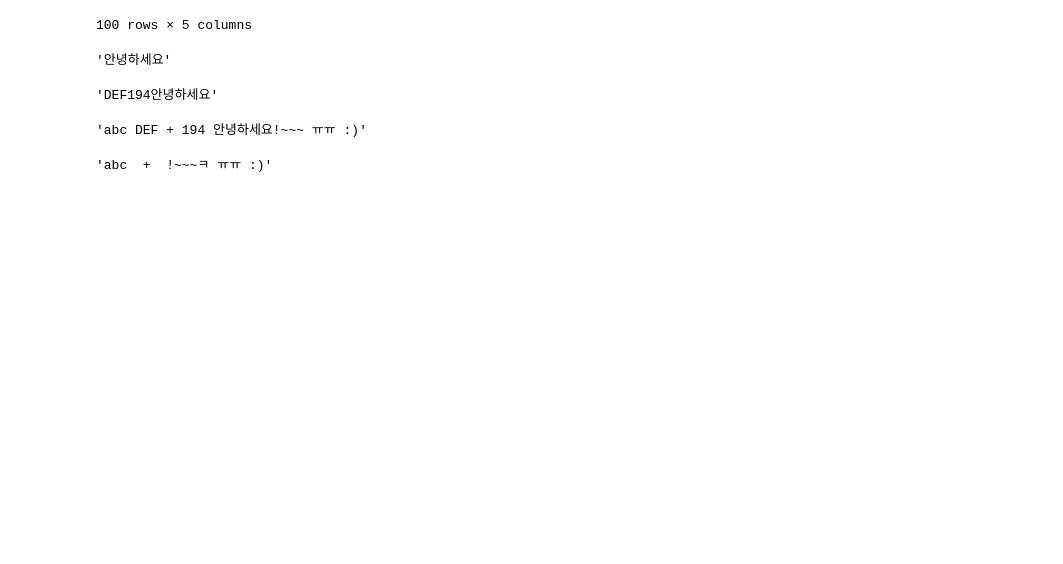
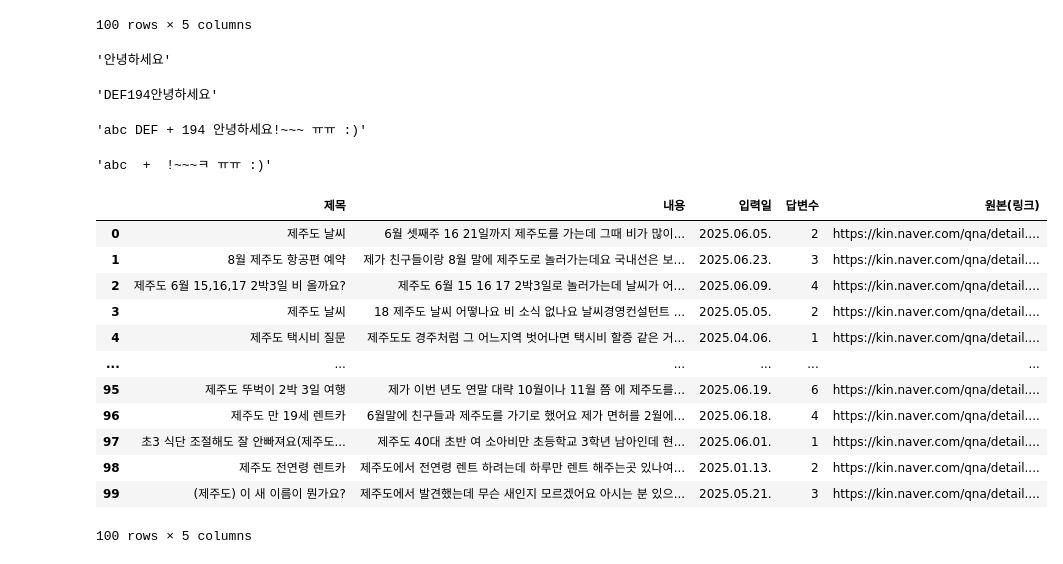
Before and after one commit to raraduck/study-genai-pipeline, a Jupyter notebook: day2/Naver.ipynb, the cells around one changed output. Cells and saved outputs as stored; diff of their text form; code cells hidden in the pictures; blank space fills up the shorter version.

```diff
--- a/day2/Naver.ipynb
+++ b/day2/Naver.ipynb
@@ -127,0 +138,56 @@ res
+# %%
+def url_res2(sch_txt, page=1):
+    url = f'https://kin.naver.com/search/list.naver?query={sch_txt}&page='
+    html = requests.get(url + str(page))
+    soup = bs(html.text)
+    # print(soup)
+
+    ul_soup = soup.find('ul', class_='basic1')
+    li_soup = ul_soup.find_all('li')
+    # li_soup[0]
+
+    df_list = []
+    for item in li_soup:
+        title = item.find('dt').get_text().strip()
+        link = item.find('dt').find('a')['href']
+        dd_soup = item.find_all('dd') # 모든 <dd> 태그 검색
+        indate = dd_soup[0].get_text() # 입력일
+        # field = dd_soup[1].get_text() # 요약
+        field = re_txt(dd_soup[1].get_text())
+        tNum = dd_soup[-1].find('span', class_="hit").get_text().split(' ')[-1] # 답변수
+
+        df_list.append({
+            '제목': title,
+            '내용': field,
+            '입력일': indate,
+            '답변수': tNum,
+            '원본(링크)': link
+        })
+
+    # df = pd.DataFrame(df_list)
+    return df_list
+# %%
+df_lists = []
+sch_txt = input('검색어 입력:')
+
+for num in range(1,11):
+    df_list = url_res2(sch_txt, 10)
+    df_lists += df_list
+
+# df_lists
+df = pd.DataFrame(df_lists)
+df
+# %% [output]
+|  | 제목 | 내용 | 입력일 | 답변수 | 원본(링크) |
+| 0 | 제주도 날씨 | 6월 셋째주 16 21일까지 제주도를 가는데 그때 비가 많이... | 2025.06.05. | 2 | https://kin.naver.com/qna/detail.... |
+| 1 | 8월 제주도 항공편 예약 | 제가 친구들이랑 8월 말에 제주도로 놀러가는데요 국내선은 보... | 2025.06.23. | 3 | https://kin.naver.com/qna/detail.... |
+| 2 | 제주도 6월 15,16,17 2박3일 비 올까요? | 제주도 6월 15 16 17 2박3일로 놀러가는데 날씨가 어... | 2025.06.09. | 4 | https://kin.naver.com/qna/detail.... |
+| 3 | 제주도 날씨 | 18 제주도 날씨 어떻나요 비 소식 없나요 날씨경영컨설턴트 ... | 2025.05.05. | 2 | https://kin.naver.com/qna/detail.... |
+| 4 | 제주도 택시비 질문 | 제주도도 경주처럼 그 어느지역 벗어나면 택시비 할증 같은 거... | 2025.04.06. | 1 | https://kin.naver.com/qna/detail.... |
+| ... | ... | ... | ... | ... | ... |
+| 95 | 제주도 뚜벅이 2박 3일 여행 | 제가 이번 년도 연말 대략 10월이나 11월 쯤 에 제주도를... | 2025.06.19. | 6 | https://kin.naver.com/qna/detail.... |
+| 96 | 제주도 만 19세 렌트카 | 6월말에 친구들과 제주도를 가기로 했어요 제가 면허를 2월에... | 2025.06.18. | 4 | https://kin.naver.com/qna/detail.... |
+| 97 | 초3 식단 조절해도 잘 안빠져요(제주도... | 제주도 40대 초반 여 소아비만 초등학교 3학년 남아인데 현... | 2025.06.01. | 1 | https://kin.naver.com/qna/detail.... |
+| 98 | 제주도 전연령 렌트카 | 제주도에서 전연령 렌트 하려는데 하루만 렌트 해주는곳 있나여... | 2025.01.13. | 2 | https://kin.naver.com/qna/detail.... |
+| 99 | (제주도) 이 새 이름이 뭔가요? | 제주도에서 발견했는데 무슨 새인지 모르겠어요 아시는 분 있으... | 2025.05.21. | 3 | https://kin.naver.com/qna/detail.... |
+100 rows × 5 columns
```
Also changed, not shown: parts of 5 cells of this notebook, 39 other files.
